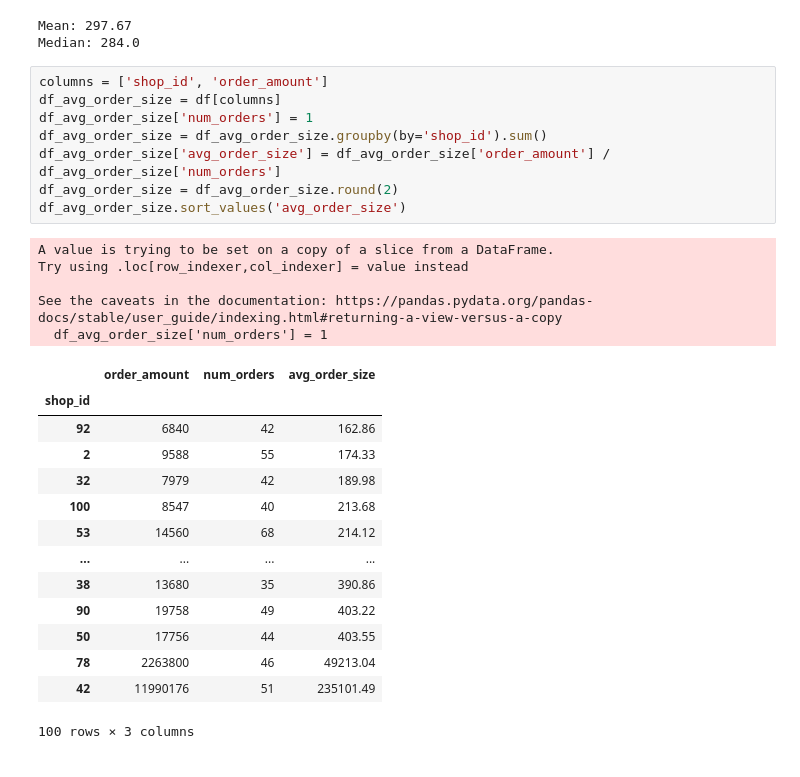
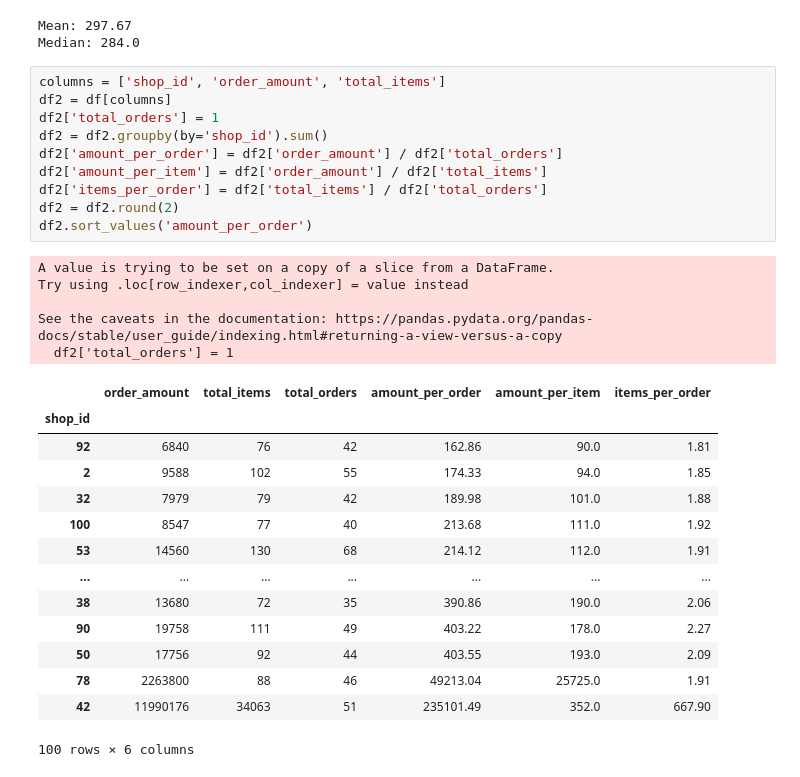
Before and after one commit to orbti/Shopify-Intern-Challenge, a Jupyter notebook: Shopify Chalange Q1.ipynb, the cells around one changed output. Cells and saved outputs as stored; diff of their text form.

```diff
--- a/Shopify Chalange Q1.ipynb
+++ b/Shopify Chalange Q1.ipynb
@@ -91,32 +91,34 @@ print(f'Mean: {round(df_outlier_removed_mean, 2)}\nMedian: {df_outlier_removed_m
 [figure]
 Mean: 297.67
 Median: 284.0
-# %%
-columns = ['shop_id', 'order_amount']
-df_avg_order_size = df[columns]
-df_avg_order_size['num_orders'] = 1
-df_avg_order_size = df_avg_order_size.groupby(by='shop_id').sum()
-df_avg_order_size['avg_order_size'] = df_avg_order_size['order_amount'] / df_avg_order_size['num_orders']
-df_avg_order_size = df_avg_order_size.round(2)
-df_avg_order_size.sort_values('avg_order_size')
-# %% [output]
-A value is trying to be set on a copy of a slice from a DataFrame.
-Try using .loc[row_indexer,col_indexer] = value instead
-
-See the caveats in the documentation: https://pandas.pydata.org/pandas-docs/stable/user_guide/indexing.html#returning-a-view-versus-a-copy
-  df_avg_order_size['num_orders'] = 1
-|  | order_amount | num_orders | avg_order_size |
-| shop_id |  |  |  |
-| 92 | 6840 | 42 | 162.86 |
-| 2 | 9588 | 55 | 174.33 |
-| 32 | 7979 | 42 | 189.98 |
-| 100 | 8547 | 40 | 213.68 |
-| 53 | 14560 | 68 | 214.12 |
-| ... | ... | ... | ... |
-| 38 | 13680 | 35 | 390.86 |
-| 90 | 19758 | 49 | 403.22 |
-| 50 | 17756 | 44 | 403.55 |
-| 78 | 2263800 | 46 | 49213.04 |
-| 42 | 11990176 | 51 | 235101.49 |
-100 rows × 3 columns
+# %%
+columns = ['shop_id', 'order_amount', 'total_items']
+df2 = df[columns]
+df2['total_orders'] = 1
+df2 = df2.groupby(by='shop_id').sum()
+df2['amount_per_order'] = df2['order_amount'] / df2['total_orders']
+df2['amount_per_item'] = df2['order_amount'] / df2['total_items']
+df2['items_per_order'] = df2['total_items'] / df2['total_orders']
+df2 = df2.round(2)
+df2.sort_values('amount_per_order')
+# %% [output]
+A value is trying to be set on a copy of a slice from a DataFrame.
+Try using .loc[row_indexer,col_indexer] = value instead
+
+See the caveats in the documentation: https://pandas.pydata.org/pandas-docs/stable/user_guide/indexing.html#returning-a-view-versus-a-copy
+  df2['total_orders'] = 1
+|  | order_amount | total_items | total_orders | amount_per_order | amount_per_item | items_per_order |
+| shop_id |  |  |  |  |  |  |
+| 92 | 6840 | 76 | 42 | 162.86 | 90.0 | 1.81 |
+| 2 | 9588 | 102 | 55 | 174.33 | 94.0 | 1.85 |
+| 32 | 7979 | 79 | 42 | 189.98 | 101.0 | 1.88 |
+| 100 | 8547 | 77 | 40 | 213.68 | 111.0 | 1.92 |
+| 53 | 14560 | 130 | 68 | 214.12 | 112.0 | 1.91 |
+| ... | ... | ... | ... | ... | ... | ... |
+| 38 | 13680 | 72 | 35 | 390.86 | 190.0 | 2.06 |
+| 90 | 19758 | 111 | 49 | 403.22 | 178.0 | 2.27 |
+| 50 | 17756 | 92 | 44 | 403.55 | 193.0 | 2.09 |
+| 78 | 2263800 | 88 | 46 | 49213.04 | 25725.0 | 1.91 |
+| 42 | 11990176 | 34063 | 51 | 235101.49 | 352.0 | 667.90 |
+100 rows × 6 columns
 # %%
```
Also changed, not shown: parts of 1 cell of this notebook, 1 other file.
